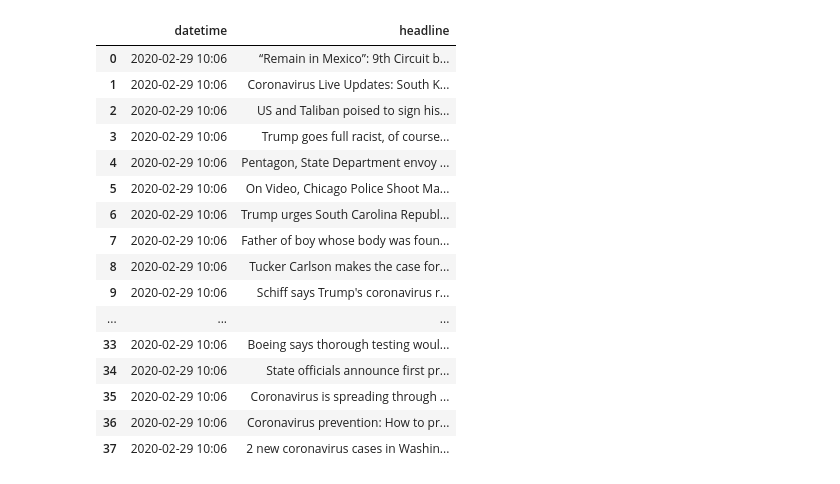
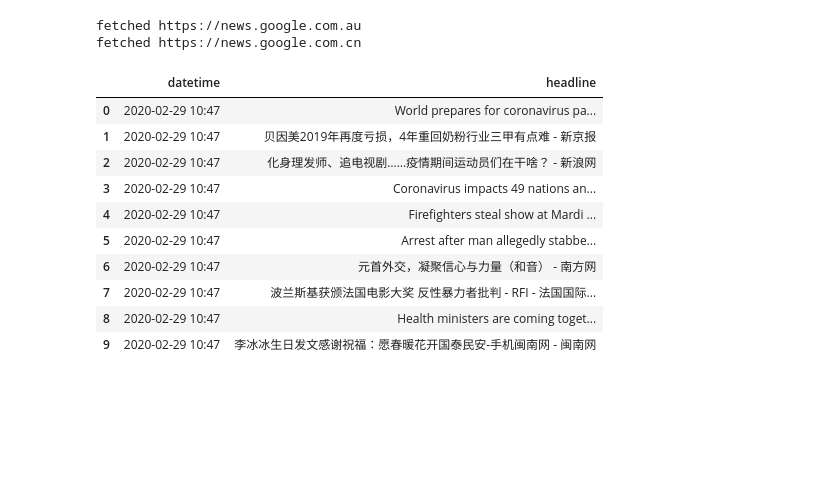
Before and after one commit to alext234/coronavirus-news, a Jupyter notebook: google-news.ipynb, the cells around one changed output. Saved outputs shown, nothing was run; the diff lists cells and outputs as text; code cells hidden in the pictures; blank space fills up the shorter version.

```diff
--- a/google-news.ipynb
+++ b/google-news.ipynb
@@ -14,3 +15,18 @@ now
 # get the current headlines
 ns = Newscatcher('news.google.com')
 df_latest = pd.DataFrame({'datetime': now, 'headline': ns.headlines})
+# %%
+country_tlds = pd.read_csv('https://raw.githubusercontent.com/alext234/ccTLD/master/data/cc_tld.csv')
+# %%
+titles = set()
+for _, tld in country_tlds.iterrows():
+    gnews_url = 'https://news.google.com'+tld[0]
+    try:
+        titles.update(fetch_news(gnews_url))
+        print(f'fetched {gnews_url}')
+    except Exception as e:
+        # probably some country TLD do not have a google news domain
+        pass
+# %% [output]
+fetched https://news.google.com.au
+fetched https://news.google.com.cn
@@ -17,23 +35,19 @@ df_latest = pd.DataFrame({'datetime': now, 'headline': ns.headlines})
+# %%
+df_latest = pd.DataFrame({'datetime':now, 'headline': list(titles)})
 # %%
-df_latest
+df_latest.head(10)
 # %% [output]
 |  | datetime | headline |
-| 0 | 2020-02-29 10:06 | “Remain in Mexico”: 9th Circuit b... |
-| 1 | 2020-02-29 10:06 | Coronavirus Live Updates: South K... |
-| 2 | 2020-02-29 10:06 | US and Taliban poised to sign his... |
-| 3 | 2020-02-29 10:06 | Trump goes full racist, of course... |
-| 4 | 2020-02-29 10:06 | Pentagon, State Department envoy ... |
-| 5 | 2020-02-29 10:06 | On Video, Chicago Police Shoot Ma... |
-| 6 | 2020-02-29 10:06 | Trump urges South Carolina Republ... |
-| 7 | 2020-02-29 10:06 | Father of boy whose body was foun... |
-| 8 | 2020-02-29 10:06 | Tucker Carlson makes the case for... |
-| 9 | 2020-02-29 10:06 | Schiff says Trump's coronavirus r... |
-| ... | ... | ... |
-| 33 | 2020-02-29 10:06 | Boeing says thorough testing woul... |
-| 34 | 2020-02-29 10:06 | State officials announce first pr... |
-| 35 | 2020-02-29 10:06 | Coronavirus is spreading through ... |
-| 36 | 2020-02-29 10:06 | Coronavirus prevention: How to pr... |
-| 37 | 2020-02-29 10:06 | 2 new coronavirus cases in Washin... |
+| 0 | 2020-02-29 10:47 | World prepares for coronavirus pa... |
+| 1 | 2020-02-29 10:47 | 贝因美2019年再度亏损，4年重回奶粉行业三甲有点难 - 新京报 |
+| 2 | 2020-02-29 10:47 | 化身理发师、追电视剧……疫情期间运动员们在干啥？ - 新浪网 |
+| 3 | 2020-02-29 10:47 | Coronavirus impacts 49 nations an... |
+| 4 | 2020-02-29 10:47 | Firefighters steal show at Mardi ... |
+| 5 | 2020-02-29 10:47 | Arrest after man allegedly stabbe... |
+| 6 | 2020-02-29 10:47 | 元首外交，凝聚信心与力量（和音） - 南方网 |
+| 7 | 2020-02-29 10:47 | 波兰斯基获颁法国电影大奖 反性暴力者批判 - RFI - 法国国际... |
+| 8 | 2020-02-29 10:47 | Health ministers are coming toget... |
+| 9 | 2020-02-29 10:47 | 李冰冰生日发文感谢祝福：愿春暖花开国泰民安-手机闽南网 - 闽南网 |
 # %%
 # merge with the old one
 all_df_headlines = all_df_headlines.append(df_latest, sort=True)
```
Also changed, not shown: parts of 7 cells of this notebook, 1 other file.
